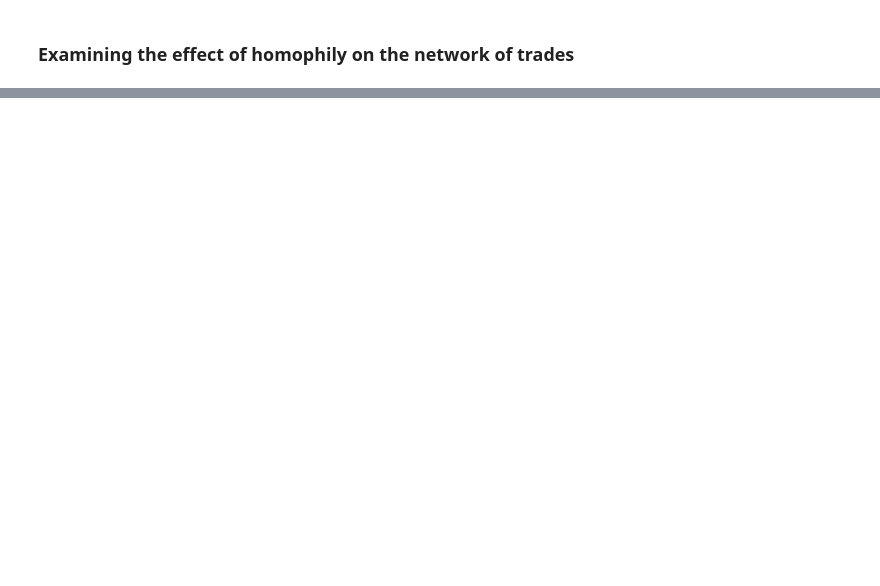
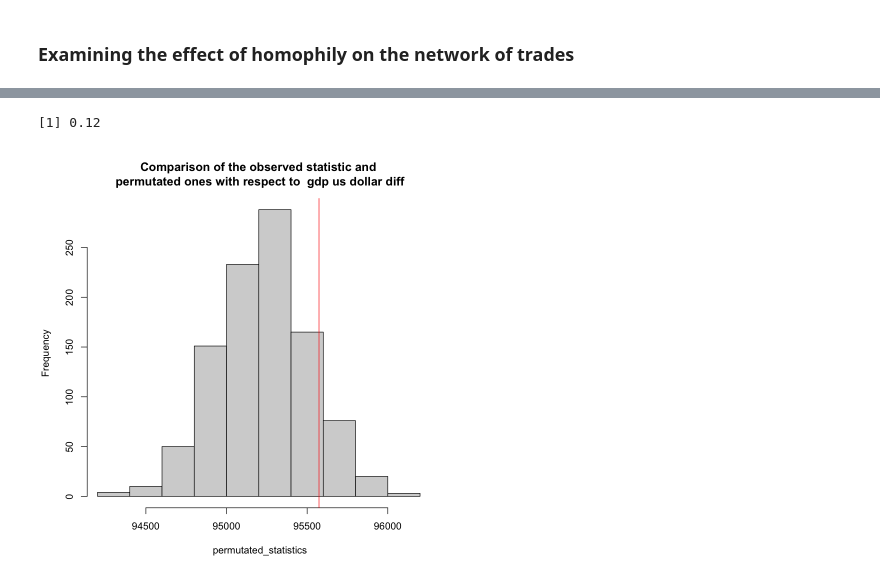
Before and after one commit to zhpinkman/permutation-tests, a Jupyter notebook: codes/permutation-tests-wits.ipynb, the cells around one changed output, grey strips where cells are left out. Saved outputs shown, nothing was run; the diff lists cells and outputs as text; code cells hidden in the pictures; blank space fills up the shorter version.

```diff
--- a/codes/permutation-tests-wits.ipynb
+++ b/codes/permutation-tests-wits.ipynb
@@ -302,0 +235,14 @@ execute_homophily_permutation_test(edges, nodes, nodes$continent)
+# %%
+compute_absdiff = function(edges, nodes, attrs, ...) {
+#     log transformation parameter
+    params = list(...)
+    diff_sum = 0
+    for (i in 1:dim(edges)[1]) {
+        if (as.logical(params[[1]])) {
+            diff_sum = diff_sum + log(1 + abs(attrs[nodes$country_iso3 == edges$source[i]] - attrs[nodes$country_iso3 == edges$target[i]]))
+        } else {
+            diff_sum = diff_sum + abs(attrs[nodes$country_iso3 == edges$source[i]] - attrs[nodes$country_iso3 == edges$target[i]])
+        }
+    }
+    return(diff_sum)
+}
@@ -302,0 +254,5 @@ execute_homophily_permutation_test(edges, nodes, nodes$continent)
+# %%
+execute_permutation_test(edges, nodes, compute_absdiff, nodes$gdp_us_dollar, 'gdp us dollar diff', TRUE)
+# %% [output]
+[1] 0.12
+[figure, added]
```
Also changed, not shown: parts of 50 cells of this notebook.
